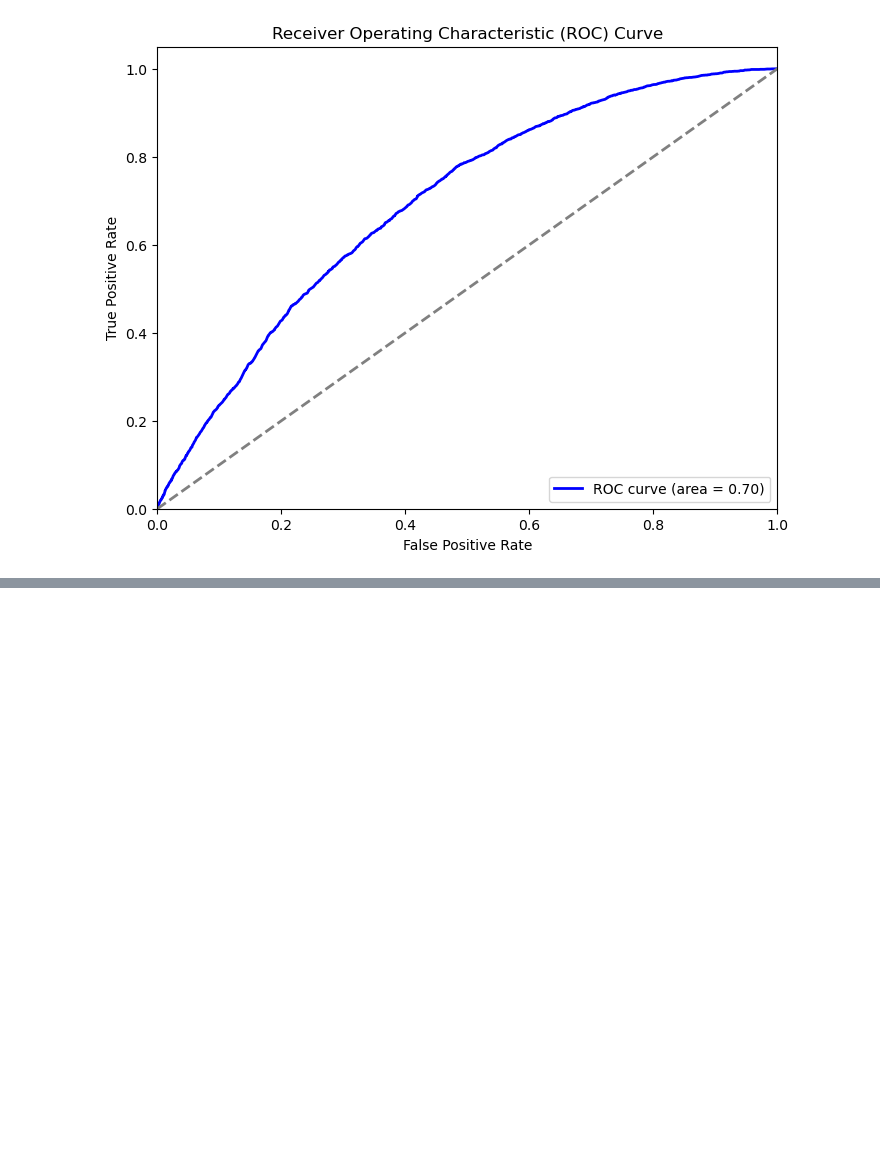
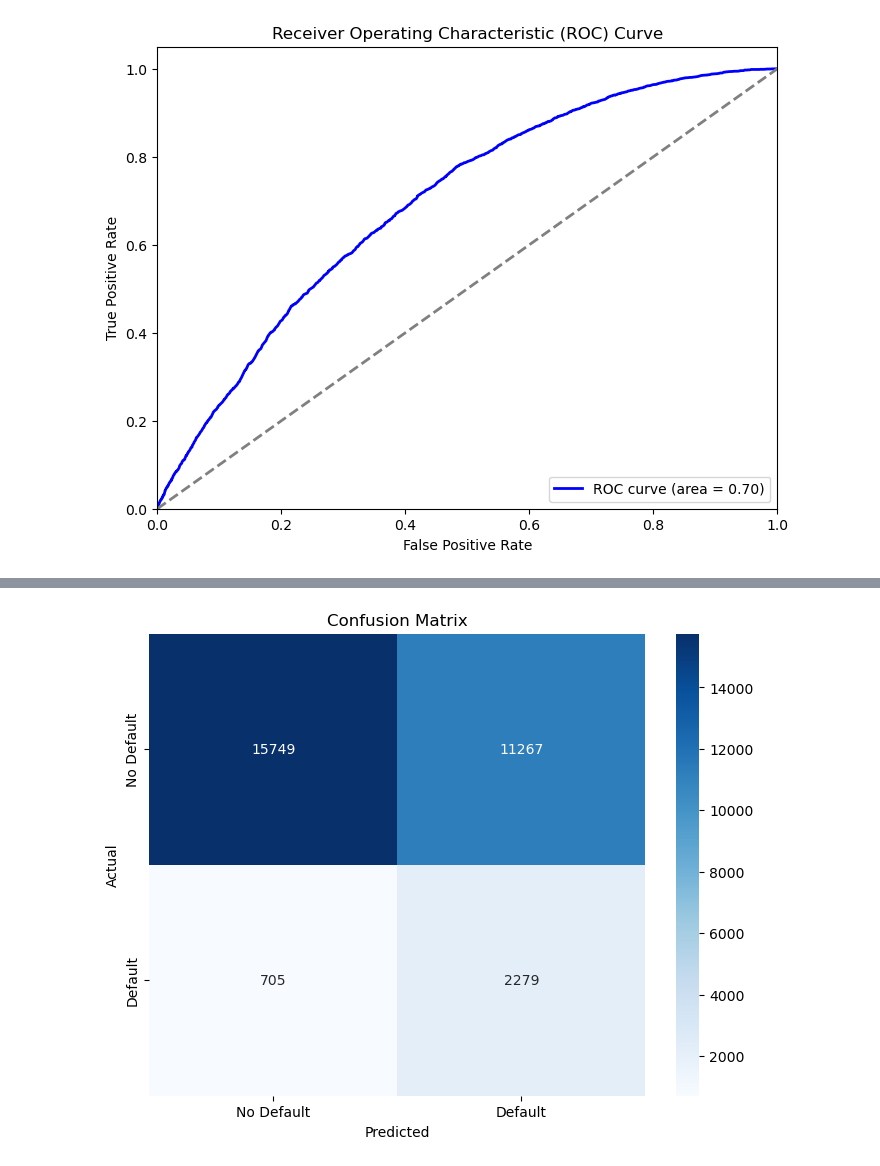
Before and after one commit to Ameya1337/Lending-Game-Finance, a Jupyter notebook: modeling_2.ipynb, the cells around one changed output, grey strips where cells are left out. Cells and saved outputs as stored; diff of their text form; code cells hidden in the pictures; blank space fills up the shorter version.

```diff
--- a/modeling_2.ipynb
+++ b/modeling_2.ipynb
@@ -834,3 +834,100 @@ print(f"Balanced Accuracy: {balanced_acc_svm}")
 
 print("Classification Report:")
 print(classification_report(y_test, y_pred_svm))
+# %%
+# Stacking Classifier
+
+from sklearn.ensemble import StackingClassifier
+from sklearn.ensemble import RandomForestClassifier
+from sklearn.linear_model import LogisticRegression
+import catboost as cb
+
+# Define the base models
+
+base_models = [
+    ("lr", LogisticRegression(max_iter=1000, class_weight="balanced")),
+    ("rf", RandomForestClassifier(n_estimators=1000, class_weight="balanced")),
+    (
+        "cb",
+        cb.CatBoostClassifier(
+            iterations=1000,
+            learning_rate=0.01,
+            depth=6,
+            boosting_type="Plain",
+            cat_features=categorical_features,
+            auto_class_weights="Balanced",
+            eval_metric="AUC",
+            verbose=100,
+        ),
+    ),
+]
+
+# Define the meta model
+
+meta_model = LogisticRegression(max_iter=1000, class_weight="balanced")
+
+# Initialize the stacking classifier
+
+stacking_clf = StackingClassifier(estimators=base_models, final_estimator=meta_model)
+
+# Fit the model
+
+stacking_clf.fit(X_train, y_train)
+
+# Predict the test set
+
+y_pred_stacking = stacking_clf.predict(X_test)
+
+
+# Calculate accuracy
+
+accuracy_stacking = accuracy_score(y_test, y_pred_stacking)
+print(f"Accuracy: {accuracy_stacking}")
+
+# Balanced accuracy
+balanced_accuracy_stacking = balanced_accuracy_score(y_test, y_pred_stacking)
+print(f"Balanced Accuracy: {balanced_accuracy_stacking}")
+
+# Classification report
+print("Classification Report:")
+print(classification_report(y_test, y_pred_stacking))
+
+# Confusion matrix
+conf_matrix_stacking = confusion_matrix(y_test, y_pred_stacking)
+plt.figure(figsize=(8, 6))
+sns.heatmap(
+    conf_matrix_stacking,
+    annot=True,
+    fmt="d",
+    cmap="Blues",
+    xticklabels=["No Default", "Default"],
+    yticklabels=["No Default", "Default"],
+)
+plt.xlabel("Predicted")
+plt.ylabel("Actual")
+plt.title("Confusion Matrix")
+plt.show()
+
+# Plot ROC AUC
+y_prob_stacking = stacking_clf.predict_proba(X_test)[:, 1]
+
+fpr_stacking, tpr_stacking, _ = roc_curve(y_test, y_prob_stacking)
+roc_auc_stacking = auc(fpr_stacking, tpr_stacking)
+
+plt.figure(figsize=(8, 6))
+plt.plot(
+    fpr_stacking,
+    tpr_stacking,
+    color="blue",
+    lw=2,
+    label=f"ROC curve (area = {roc_auc_stacking:.2f})",
+)
+plt.plot([0, 1], [0, 1], color="gray", lw=2, linestyle="--")
+plt.xlim([0.0, 1.0])
+plt.ylim([0.0, 1.05])
+plt.xlabel("False Positive Rate")
+plt.ylabel("True Positive Rate")
+plt.title("Receiver Operating Characteristic (ROC) Curve")
+plt.legend(loc="lower right")
+plt.show()
+# %% [output]
@@ -836,0 +951 @@ print(classification_report(y_test, y_pred_svm))
+[figure, added]
```
Also changed, not shown: parts of 6 cells of this notebook, 7 other files.
